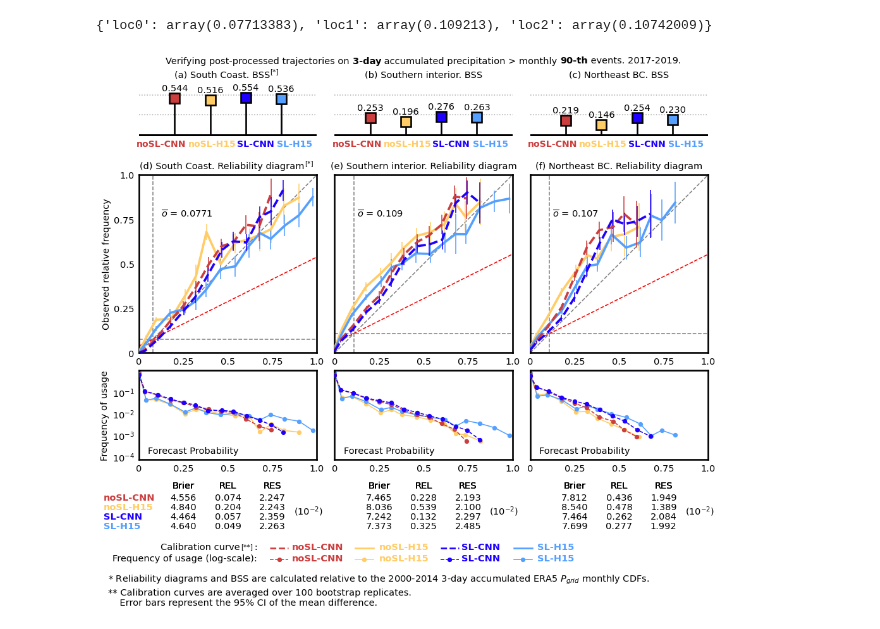
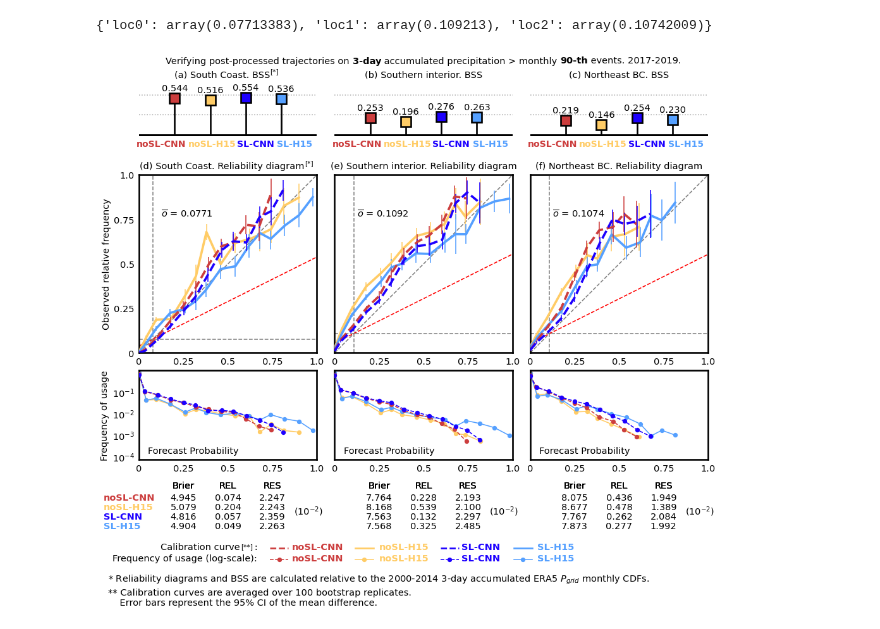
Before and after one commit to yingkaisha/rainbow, a Jupyter notebook: publish/PLOT_accum_reliability_diagram_d3.ipynb, the cells around one changed output. Saved outputs shown, nothing was run; the diff lists cells and outputs as text; code cells hidden in the pictures.

```diff
--- a/publish/PLOT_accum_reliability_diagram_d3.ipynb
+++ b/publish/PLOT_accum_reliability_diagram_d3.ipynb
@@ -324,7 +342,7 @@ calib_dict_loc0 = np.load(save_dir+'Accum_Calib_BCH_d3_loc0.npy', allow_pickle=T
 calib_dict_loc1 = np.load(save_dir+'Accum_Calib_BCH_d3_loc1.npy', allow_pickle=True)[()]
 calib_dict_loc2 = np.load(save_dir+'Accum_Calib_BCH_d3_loc2.npy', allow_pickle=True)[()]
 
-PLOT = {}; BS = {}; USE = {}; o_bar = {}; REL = {}; RES = {}
+PLOT = {}; BS = {}; USE = {}; o_bar = {}; REL = {}; RES = {}; BS_3c = {}
 
 PLOT['loc0'] = calib_dict_loc0['PLOT']
 PLOT['loc1'] = calib_dict_loc1['PLOT']
@@ -350,6 +368,10 @@ RES['loc0'] = calib_dict_loc0['RES']
 RES['loc1'] = calib_dict_loc1['RES']
 RES['loc2'] = calib_dict_loc2['RES']
 
+BS_3c['loc0'] = calib_dict_loc0['BS_3c']
+BS_3c['loc1'] = calib_dict_loc1['BS_3c']
+BS_3c['loc2'] = calib_dict_loc2['BS_3c']
+
 USE, PLOT = filter_single_point(USE, PLOT)
 
 print(o_bar)
@@ -505,8 +527,8 @@ for i, key in enumerate(['loc0', 'loc1', 'loc2']):
                                       marker='o', ms=7, mew=0, mfc=C[m], zorder=Z[m]-2, label=label_[m])
 
 AX_re[0].text(0.125, 0.75, '$\overline{o}$ = 0.0771', ha='left', va='bottom', fontsize=14)
-AX_re[1].text(0.125, 0.75, '$\overline{o}$ = 0.109', ha='left', va='bottom', fontsize=14)
-AX_re[2].text(0.125, 0.75, '$\overline{o}$ = 0.107', ha='left', va='bottom', fontsize=14)
+AX_re[1].text(0.125, 0.75, '$\overline{o}$ = 0.1092', ha='left', va='bottom', fontsize=14)
+AX_re[2].text(0.125, 0.75, '$\overline{o}$ = 0.1074', ha='left', va='bottom', fontsize=14)
 
 ax_t1 = fig.add_axes([0.5*(3.2-2.9)/3.2, 1.0, (2.9/3.2), 0.025])
 ax_t1.set_axis_off()
@@ -536,7 +558,7 @@ for i, key in enumerate(['loc0', 'loc1', 'loc2']):
             AX_da[i].text(locx_heads[j], 0.93, table_heads[j], ha='center', va='bottom',
                              fontsize=14, transform=AX_da[i].transAxes)
 
-        AX_da[i].text(locx_heads[0], loc_y[m], '{:.3f}'.format(1e2*BS[key]['{}'.format(method)]),
+        AX_da[i].text(locx_heads[0], loc_y[m], '{:.3f}'.format(1e2*BS_3c[key]['{}'.format(method)]),
                       ha='center', va='bottom', color='k', fontsize=14, transform=AX_da[i].transAxes)
         AX_da[i].text(locx_heads[1], loc_y[m], '{:.3f}'.format(1e2*REL[key]['{}'.format(method)]),
                       ha='center', va='bottom', color='k', fontsize=14, transform=AX_da[i].transAxes)
@@ -588,31 +610,31 @@ ax_lg1.text(0.875, 0.9, 'SL-H15', ha='left', va='top', fontsize=14, fontweight='
             color=KW['sl']['color'], transform=ax_lg1.transAxes)
 
 ax_lg2.text(0.1, 0.9, 'noSL-CNN', ha='left', va='top', fontsize=14, fontweight='bold',
             color=KW['bcnn']['color'], transform=ax_lg2.transAxes)
 ax_lg2.text(0.375, 0.9, 'noSL-H15', ha='left', va='top', fontsize=14, fontweight='bold',
             color=KW['base']['color'], transform=ax_lg2.transAxes)
 ax_lg2.text(0.635, 0.9, 'SL-CNN', ha='left', va='top', fontsize=14, fontweight='bold',
             color=KW['scnn']['color'], transform=ax_lg2.transAxes)
 ax_lg2.text(0.875, 0.9, 'SL-H15', ha='left', va='top', fontsize=14, fontweight='bold',
             color=KW['sl']['color'], transform=ax_lg2.transAxes)
 
 ax_lw1.set_axis_off()
 ax_lg1.set_axis_off()
 ax_lw2.set_axis_off()
 ax_lg2.set_axis_off()
 
 ax_w1 = fig.add_axes([-0.055, -0.104+0.0134, 1.065, 0.0193])
 ax_w1.set_axis_off()
 ax_w1.text(0, 1, '* Reliability diagrams and BSS are calculated relative to the 2000-2014 3-day accumulated ERA5 $P_{grid}$ monthly CDFs.',
           ha='left', va='top', fontsize=14, transform=ax_w1.transAxes);
 
 ax_w2 = fig.add_axes([-0.055, -0.155+0.0134, 1.065, 0.0388])
 ax_w2.set_axis_off()
 ax_w2.text(0, 1, '** Calibration curves are averaged over 100 bootstrap replicates.\n    Error bars represent the 95% CI of the mean difference.',
           ha='left', va='top', fontsize=14, transform=ax_w2.transAxes);
 
 if need_publish:
     # Save figure
     fig.savefig(fig_dir+'AnEn_BCH_Calib_accum_d3.png', format='png', **fig_keys)
 # %% [output]
-[figure, old version]
+[figure, new version]
```
Also changed, not shown: parts of 2 cells of this notebook, 1 other file.
